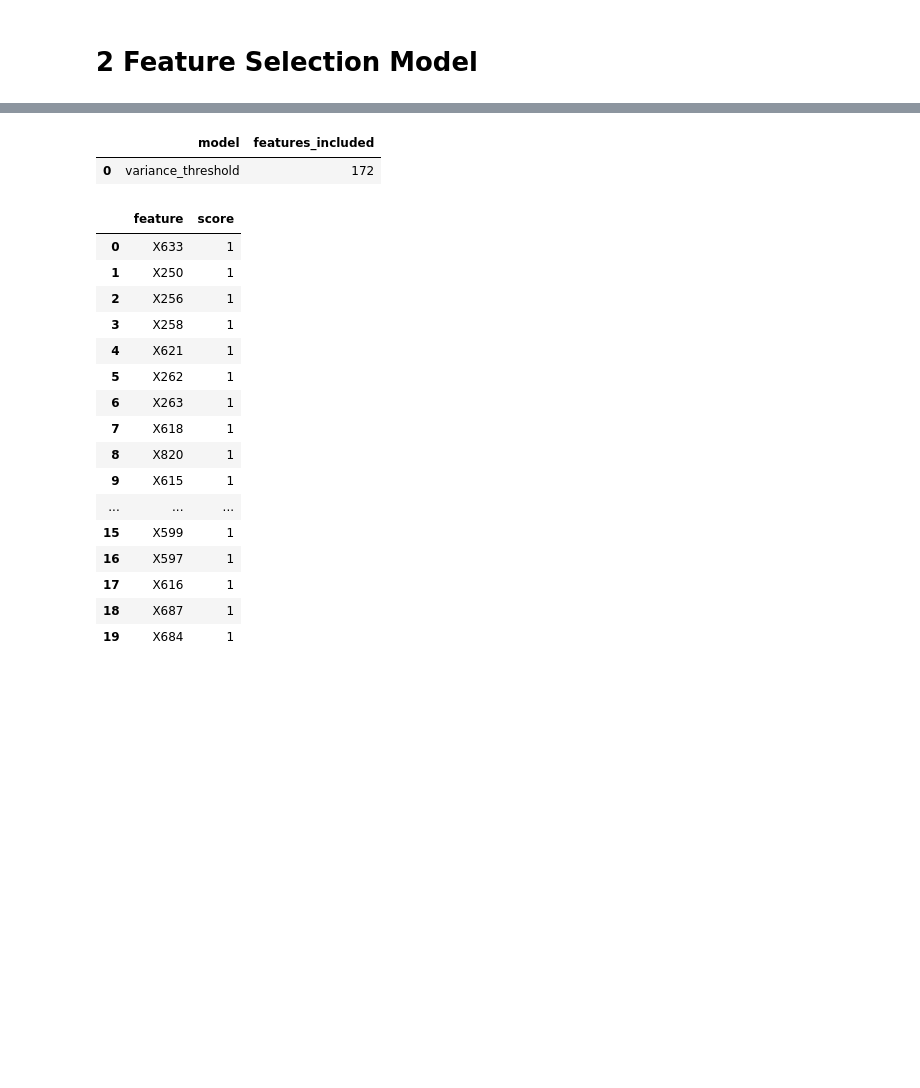
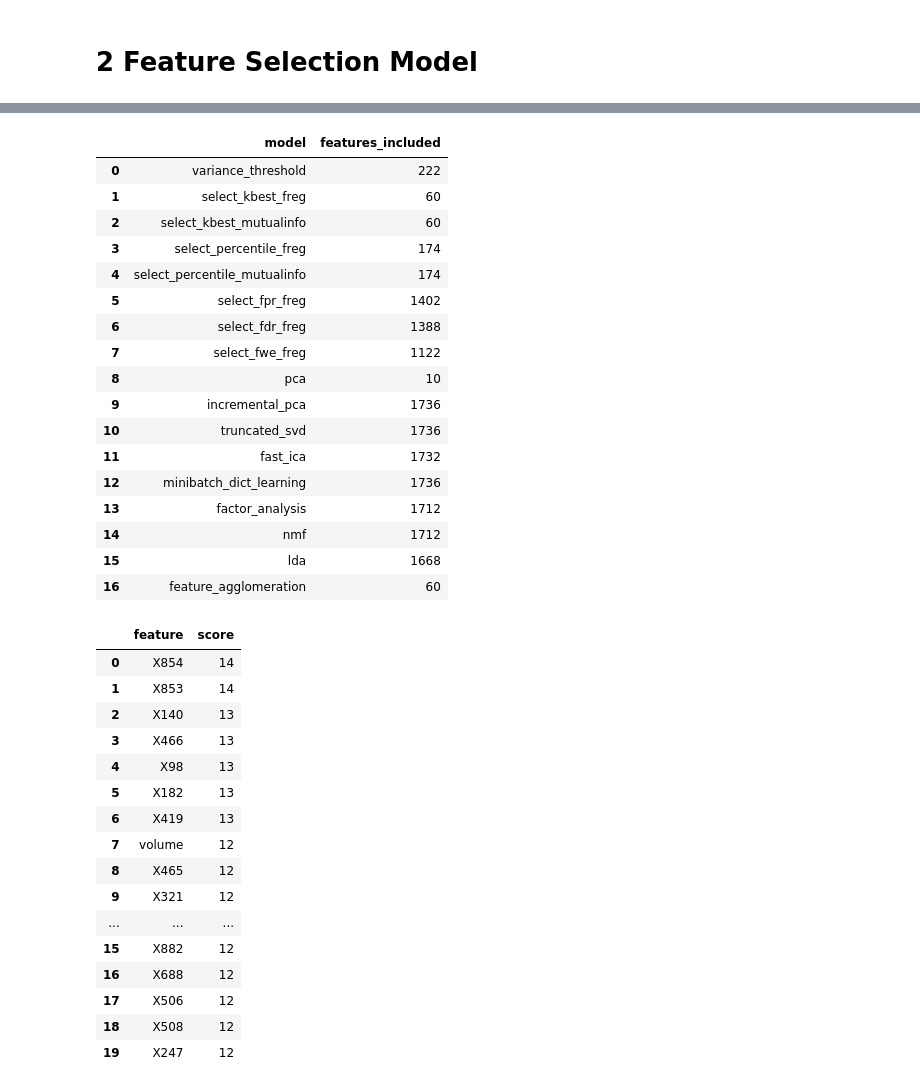
Before and after one commit to ryantjx/kaggle, a Jupyter notebook: drw-cryptomarketprediction2025/kaggle/drw_1_featureengineering.ipynb, the cells around one changed output, grey strips where cells are left out. Drawn from its saved outputs; the diff is of its cells as text; code cells hidden in the pictures; blank space fills up the shorter version.

```diff
--- a/drw-cryptomarketprediction2025/kaggle/drw_1_featureengineering.ipynb
+++ b/drw-cryptomarketprediction2025/kaggle/drw_1_featureengineering.ipynb
@@ -653,25 +916,41 @@ fe_regression.get_results()
 # %%
-fe_regression.get_model_featuresincluded().head(20)
+fe_selection_regression.get_model_featuresincluded().head(20)
 # %% [output]
 |  | model | features_included |
-| 0 | variance_threshold | 172 |
+| 0 | variance_threshold | 222 |
+| 1 | select_kbest_freg | 60 |
+| 2 | select_kbest_mutualinfo | 60 |
+| 3 | select_percentile_freg | 174 |
+| 4 | select_percentile_mutualinfo | 174 |
+| 5 | select_fpr_freg | 1402 |
+| 6 | select_fdr_freg | 1388 |
+| 7 | select_fwe_freg | 1122 |
+| 8 | pca | 10 |
+| 9 | incremental_pca | 1736 |
+| 10 | truncated_svd | 1736 |
+| 11 | fast_ica | 1732 |
+| 12 | minibatch_dict_learning | 1736 |
+| 13 | factor_analysis | 1712 |
+| 14 | nmf | 1712 |
+| 15 | lda | 1668 |
+| 16 | feature_agglomeration | 60 |
 # %%
-fe_regression.get_top_features(20)
+fe_selection_regression.get_top_features(20)
 # %% [output]
 |  | feature | score |
-| 0 | X633 | 1 |
-| 1 | X250 | 1 |
-| 2 | X256 | 1 |
-| 3 | X258 | 1 |
-| 4 | X621 | 1 |
-| 5 | X262 | 1 |
-| 6 | X263 | 1 |
-| 7 | X618 | 1 |
-| 8 | X820 | 1 |
-| 9 | X615 | 1 |
+| 0 | X854 | 14 |
+| 1 | X853 | 14 |
+| 2 | X140 | 13 |
+| 3 | X466 | 13 |
+| 4 | X98 | 13 |
+| 5 | X182 | 13 |
+| 6 | X419 | 13 |
+| 7 | volume | 12 |
+| 8 | X465 | 12 |
+| 9 | X321 | 12 |
 | ... | ... | ... |
-| 15 | X599 | 1 |
-| 16 | X597 | 1 |
-| 17 | X616 | 1 |
-| 18 | X687 | 1 |
-| 19 | X684 | 1 |
+| 15 | X882 | 12 |
+| 16 | X688 | 12 |
+| 17 | X506 | 12 |
+| 18 | X508 | 12 |
+| 19 | X247 | 12 |
```
Also changed, not shown: parts of 9 cells of this notebook.
